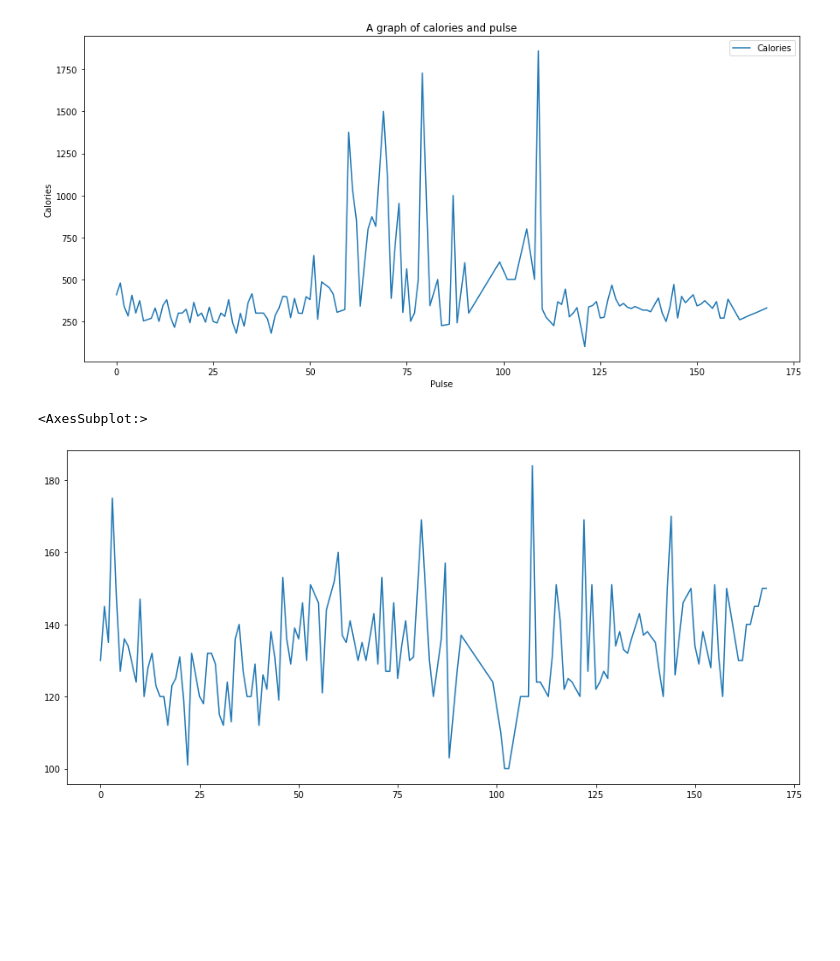
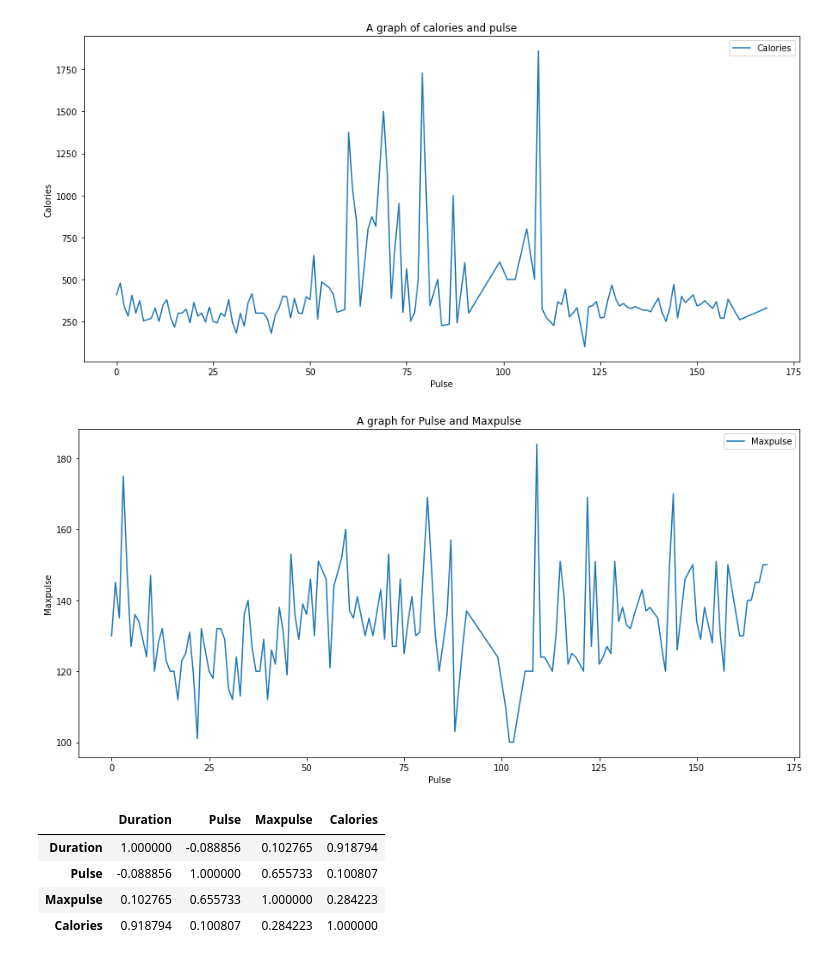
Before and after one commit to JosephMutua/GYM-analysis, a Jupyter notebook: gym-analysis.ipynb, the cells around one changed output. Cells and saved outputs as stored; diff of their text form; code cells hidden in the pictures; blank space fills up the shorter version.

Commit message:
Programmers visualization

```diff
--- a/gym-analysis.ipynb
+++ b/gym-analysis.ipynb
@@ -238,8 +238,17 @@ plt.show()
 # %%
 df["Maxpulse"].plot(x="Pulse", label="Maxpulse", figsize=(15,7))
 plt.title("A graph for Pulse and Maxpulse")
 plt.xlabel("Pulse")
-plt.ylabel("Max")
+plt.ylabel("Maxpulse")
+plt.legend()
+plt.show()
 # %% [output]
-<AxesSubplot:>
-[figure, old version]
+[figure, new version]
+# %%
+df.corr()
+# %% [output]
+|  | Duration | Pulse | Maxpulse | Calories |
+| Duration | 1.000000 | -0.088856 | 0.102765 | 0.918794 |
+| Pulse | -0.088856 | 1.000000 | 0.655733 | 0.100807 |
+| Maxpulse | 0.102765 | 0.655733 | 1.000000 | 0.284223 |
+| Calories | 0.918794 | 0.100807 | 0.284223 | 1.000000 |
```
Also changed, not shown: 3 other files.
